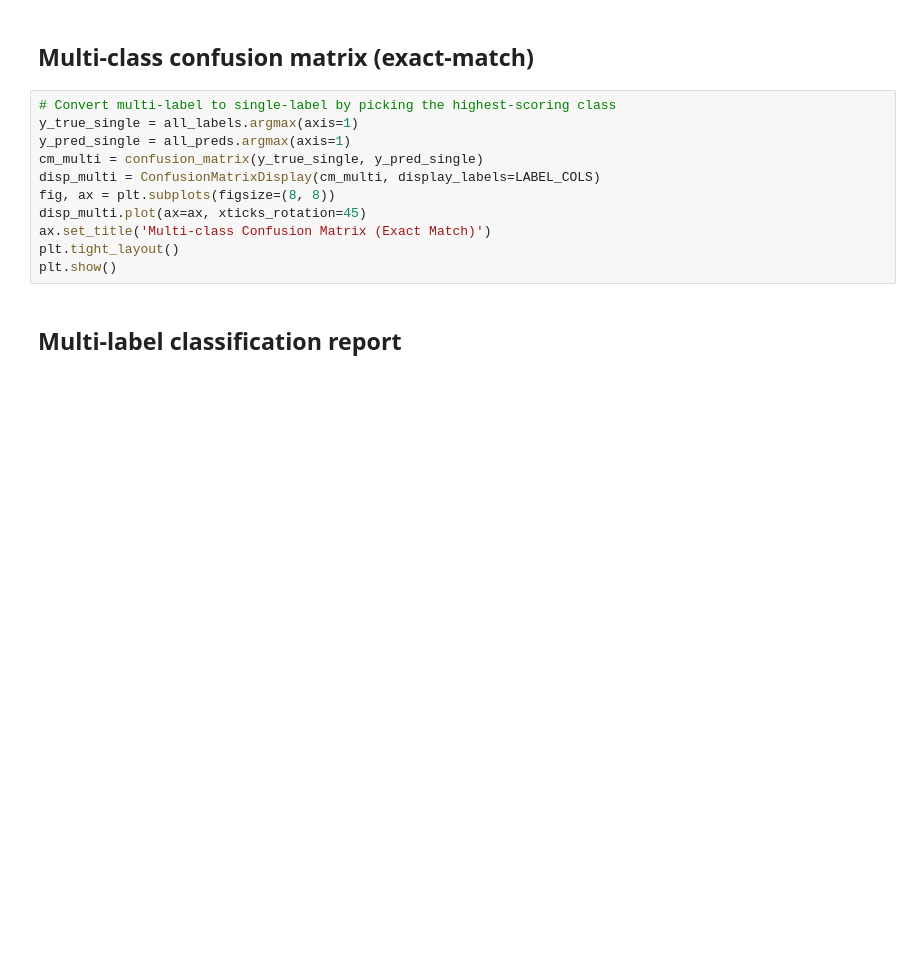
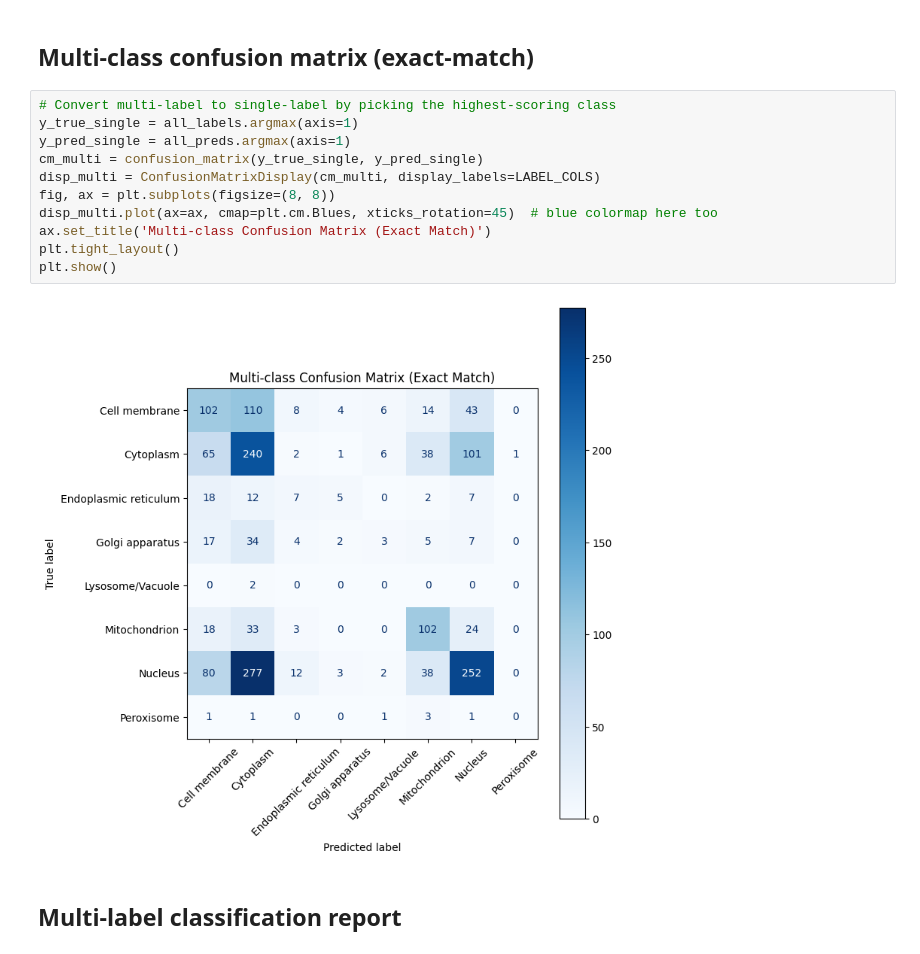
Before and after one commit to hugocharels/bioinfo_project, a Jupyter notebook: notebook.ipynb, the cells around one changed output. Drawn from its saved outputs; the diff is of its cells as text; blank space fills up the shorter version.

```diff
--- a/notebook.ipynb
+++ b/notebook.ipynb
@@ -248,14 +280,16 @@ for i, cls in enumerate(LABEL_COLS):
 # %%
 # Convert multi-label to single-label by picking the highest‐scoring class
 y_true_single = all_labels.argmax(axis=1)
 y_pred_single = all_preds.argmax(axis=1)
 cm_multi = confusion_matrix(y_true_single, y_pred_single)
 disp_multi = ConfusionMatrixDisplay(cm_multi, display_labels=LABEL_COLS)
 fig, ax = plt.subplots(figsize=(8, 8))
-disp_multi.plot(ax=ax, xticks_rotation=45)
+disp_multi.plot(ax=ax, cmap=plt.cm.Blues, xticks_rotation=45)  # blue colormap here too
 ax.set_title('Multi-class Confusion Matrix (Exact Match)')
 plt.tight_layout()
 plt.show()
+# %% [output]
+[figure, added]
 # %% [markdown]
 ## Multi-label classification report
 # %%
```
Also changed, not shown: parts of 4 cells of this notebook.
